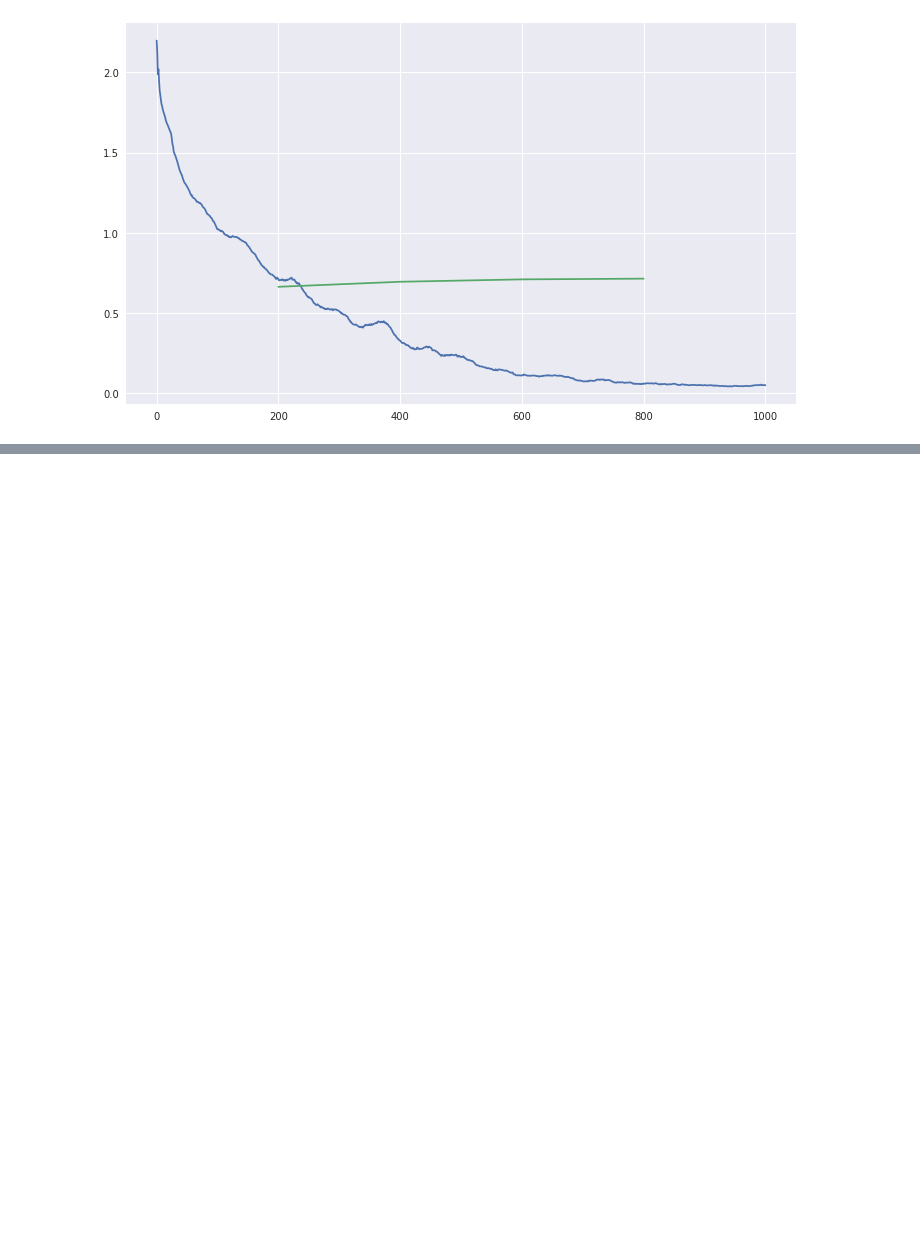
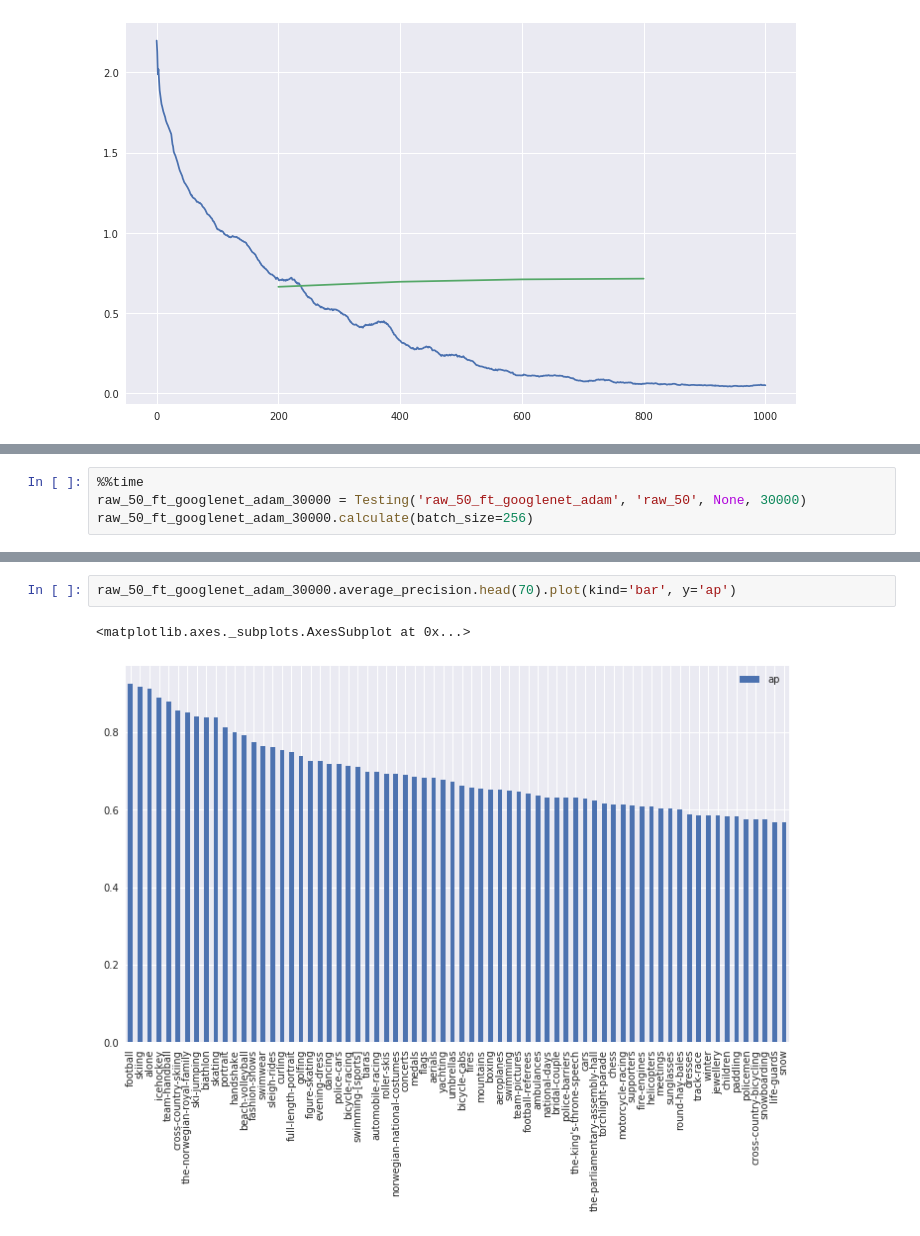
Before and after one commit to uvNikita/master-thesis-src, a Jupyter notebook: notebooks/testing/testing.ipynb, the cells around one changed output, grey strips where cells are left out. Cells and saved outputs as stored; diff of their text form; blank space fills up the shorter version.

```diff
--- a/notebooks/testing/testing.ipynb
+++ b/notebooks/testing/testing.ipynb
@@ -640,0 +636,4 @@ raw_50_ft_caffenet_adam_5000.plot_average_precision_vs_size(with_labels=False)
+# %%
+%%time
+raw_50_ft_googlenet_adam_30000 = Testing('raw_50_ft_googlenet_adam', 'raw_50', None, 30000)
+raw_50_ft_googlenet_adam_30000.calculate(batch_size=256)
@@ -640,0 +658,5 @@ raw_50_ft_caffenet_adam_5000.plot_average_precision_vs_size(with_labels=False)
+# %%
+raw_50_ft_googlenet_adam_30000.average_precision.head(70).plot(kind='bar', y='ap')
+# %% [output]
+<matplotlib.axes._subplots.AxesSubplot at 0x...>
+[figure, added]
```
Also changed, not shown: parts of 20 cells of this notebook, 2 other files.
